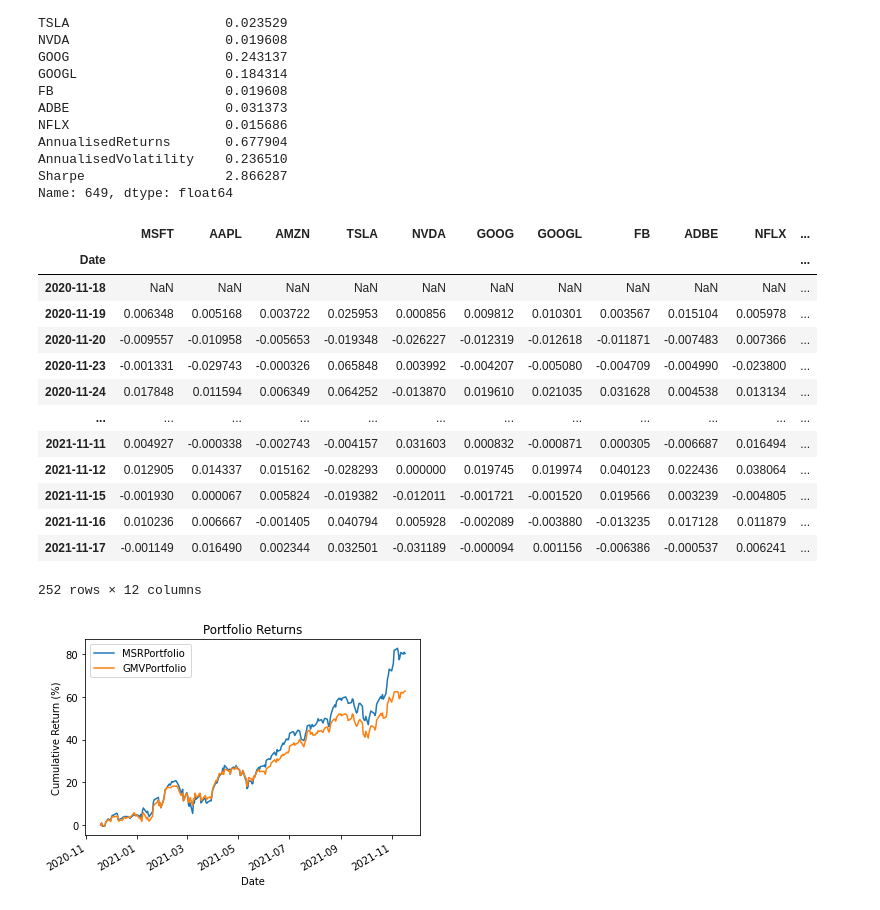
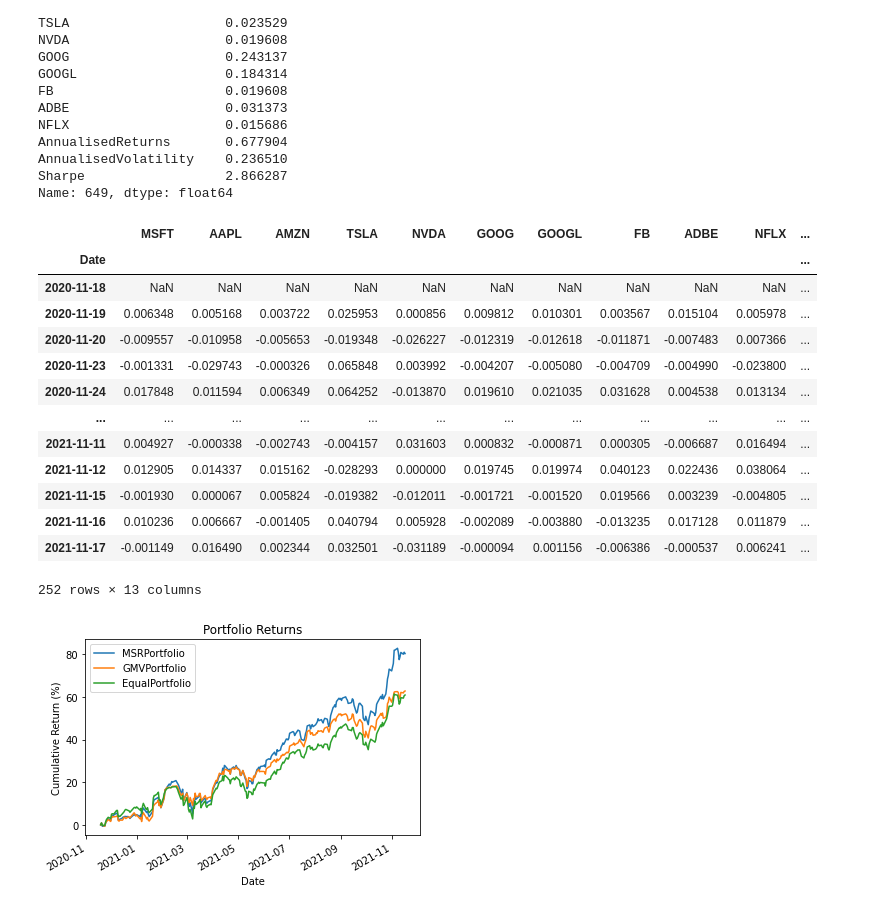
Before and after one commit to nmasamba/finance_and_time_series_python, a Jupyter notebook: portfolio_risk_management/markowitz_portfolio_theory.ipynb, the cells around one changed output. Cells and saved outputs as stored; diff of their text form; code cells hidden in the pictures.

```diff
--- a/portfolio_risk_management/markowitz_portfolio_theory.ipynb
+++ b/portfolio_risk_management/markowitz_portfolio_theory.ipynb
@@ -152,8 +160,14 @@ Name: 649, dtype: float64
 
 # How did these hypothetical portfolios ACTUALLY perform?
 stocks_df['MSRPortfolio'] = stocks_df.iloc[:,1:].mul(np.array(MSR_weights), axis=1).sum(axis=1)
-stocks_df['GMVPortfolio'] = stocks_df.iloc[:,1:num_stocks+1].mul(np.array(GMV_weights), axis=1).sum(axis=1)
+stocks_df['GMVPortfolio'] = stocks_df.iloc[:,1:-1].mul(np.array(GMV_weights), axis=1).sum(axis=1)
 stocks_df.set_index('Date', inplace=True)
+# %%
+# Compare these results to an equal-weighted portfolio
+num_stocks = 10
+equal_weights = np.repeat(1/num_stocks, num_stocks)
+equal_weighted_returns = stocks_df.iloc[:,0:num_stocks].mul(equal_weights, axis=1).sum(axis=1)
+stocks_df['EqualPortfolio'] = equal_weighted_returns
 # %%
 stocks_df
 # %% [output]
@@ -170,4 +184,4 @@ stocks_df
 | 2021-11-15 | -0.001930 | 0.000067 | 0.005824 | -0.019382 | -0.012011 | -0.001721 | -0.001520 | 0.019566 | 0.003239 | -0.004805 | ... |
 | 2021-11-16 | 0.010236 | 0.006667 | -0.001405 | 0.040794 | 0.005928 | -0.002089 | -0.003880 | -0.013235 | 0.017128 | 0.011879 | ... |
 | 2021-11-17 | -0.001149 | 0.016490 | 0.002344 | 0.032501 | -0.031189 | -0.000094 | 0.001156 | -0.006386 | -0.000537 | 0.006241 | ... |
-252 rows × 12 columns
+252 rows × 13 columns
@@ -174,11 +190,11 @@ stocks_df
 # %%
 # construct a cumulative returns df, and plot
-# GMV portfolio returns tend to be lower (lower risk) but more stable and consistent
+# GMV portfolio returns tend to be lower (lower risk) than MSR's but more stable and consistent
 cum_returns_df = ((1+stocks_df).cumprod() - 1) * 100
-cum_returns_df[['MSRPortfolio', 'GMVPortfolio']].plot()
+cum_returns_df[['MSRPortfolio', 'GMVPortfolio', 'EqualPortfolio']].plot()
 plt.title('Portfolio Returns')
 plt.xlabel('Date')
 plt.ylabel('Cumulative Return (%)')
 plt.show()
 # %% [output]
-[figure, old version]
+[figure, new version]
```
Also changed, not shown: parts of 5 cells of this notebook.
